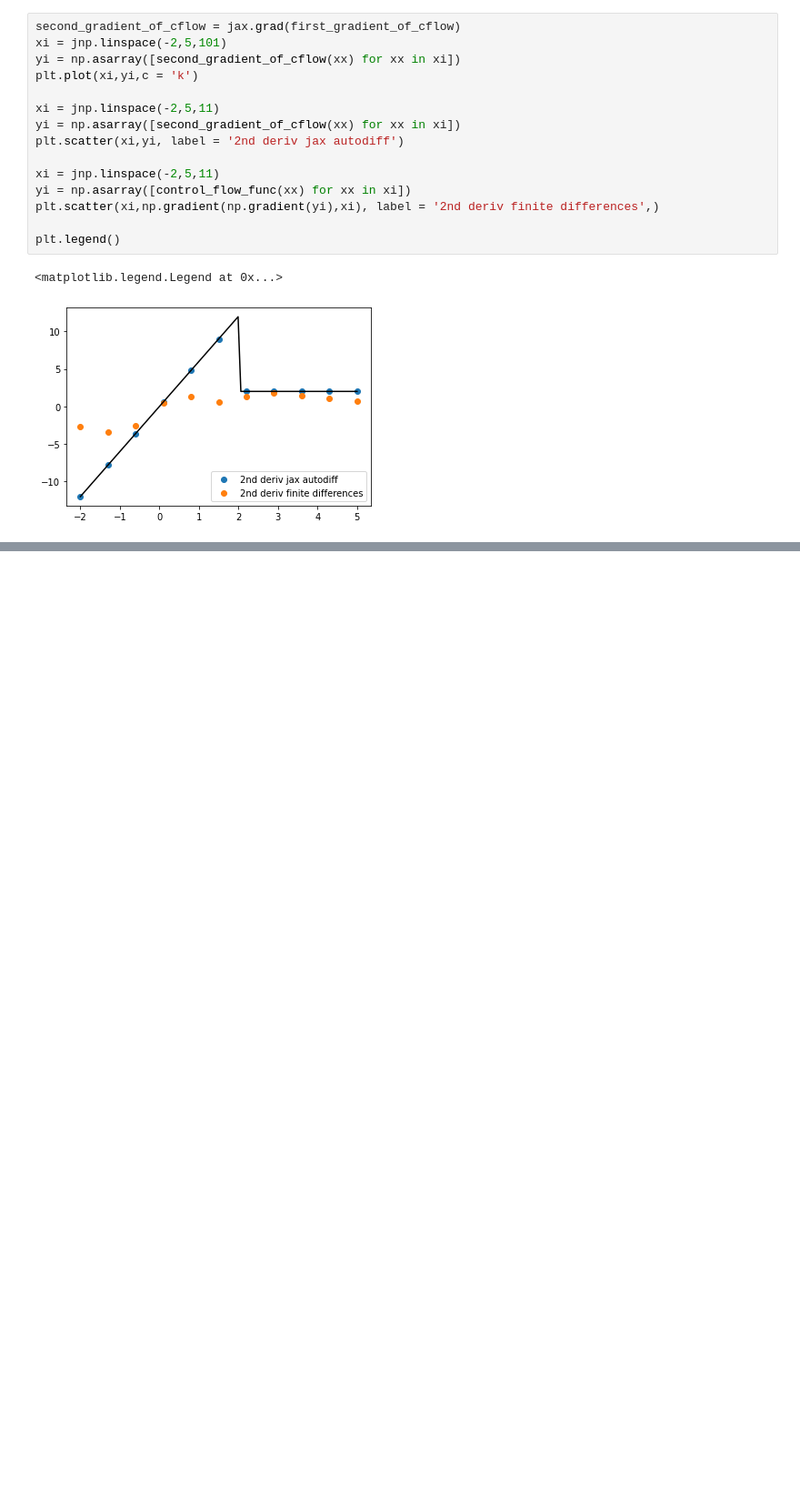
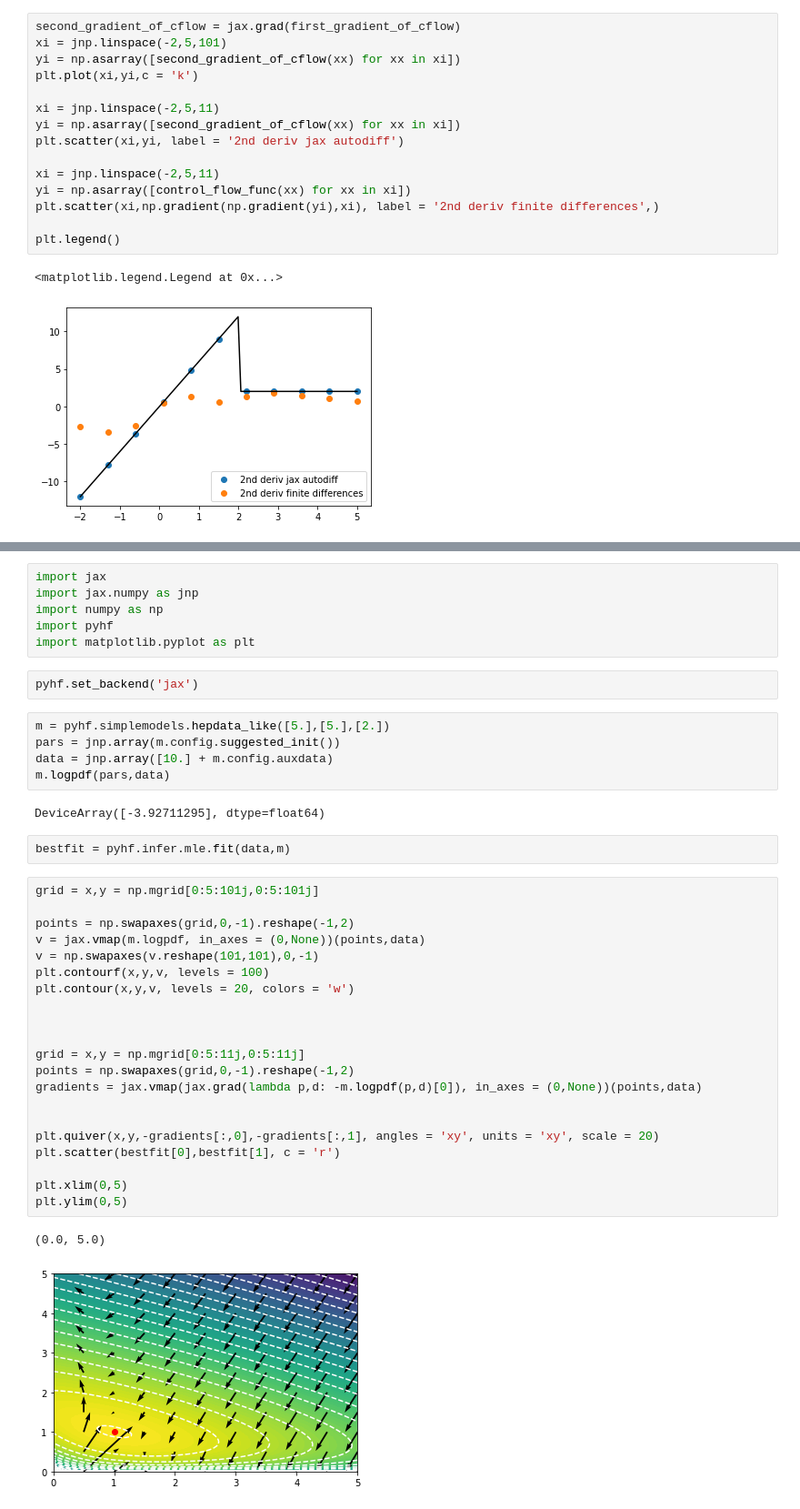
Before and after one commit to lukasheinrich/pyhep2020-autodiff-tutorial, a Jupyter notebook: Tutorial.ipynb, the cells around one changed output, grey strips where cells are left out. Shown at 91% size. Drawn from its saved outputs; the diff is of its cells as text; blank space fills up the shorter version.

```diff
--- a/Tutorial.ipynb
+++ b/Tutorial.ipynb
@@ -955,0 +972,41 @@ plt.legend()
+# %%
+import jax
+import jax.numpy as jnp
+import numpy as np
+import pyhf
+import matplotlib.pyplot as plt
+# %%
+pyhf.set_backend('jax')
+# %%
+m = pyhf.simplemodels.hepdata_like([5.],[5.],[2.])
+pars = jnp.array(m.config.suggested_init())
+data = jnp.array([10.] + m.config.auxdata)
+m.logpdf(pars,data)
+# %% [output]
+DeviceArray([-3.92711295], dtype=float64)
+# %%
+bestfit = pyhf.infer.mle.fit(data,m)
+# %%
+grid = x,y = np.mgrid[0:5:101j,0:5:101j]
+
+points = np.swapaxes(grid,0,-1).reshape(-1,2)
+v = jax.vmap(m.logpdf, in_axes = (0,None))(points,data)
+v = np.swapaxes(v.reshape(101,101),0,-1)
+plt.contourf(x,y,v, levels = 100)
+plt.contour(x,y,v, levels = 20, colors = 'w')
+
+
+
+grid = x,y = np.mgrid[0:5:11j,0:5:11j]
+points = np.swapaxes(grid,0,-1).reshape(-1,2)
+gradients = jax.vmap(jax.grad(lambda p,d: -m.logpdf(p,d)[0]), in_axes = (0,None))(points,data)
+
+
+plt.quiver(x,y,-gradients[:,0],-gradients[:,1], angles = 'xy', units = 'xy', scale = 20)
+plt.scatter(bestfit[0],bestfit[1], c = 'r')
+
+plt.xlim(0,5)
+plt.ylim(0,5)
+# %% [output]
+(0.0, 5.0)
+[figure, added]
```
Also changed, not shown: parts of 4 cells of this notebook, 1 other file.
